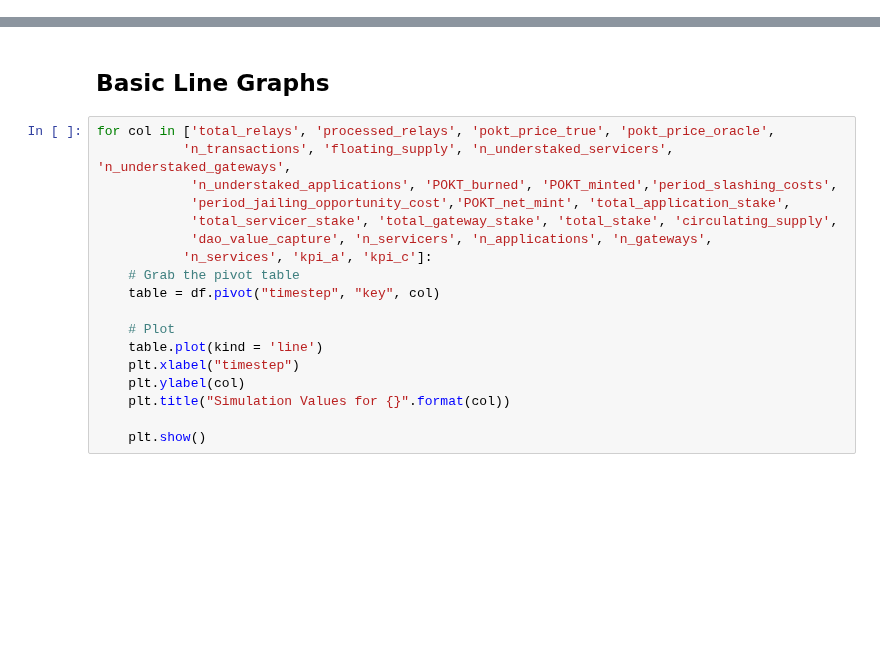
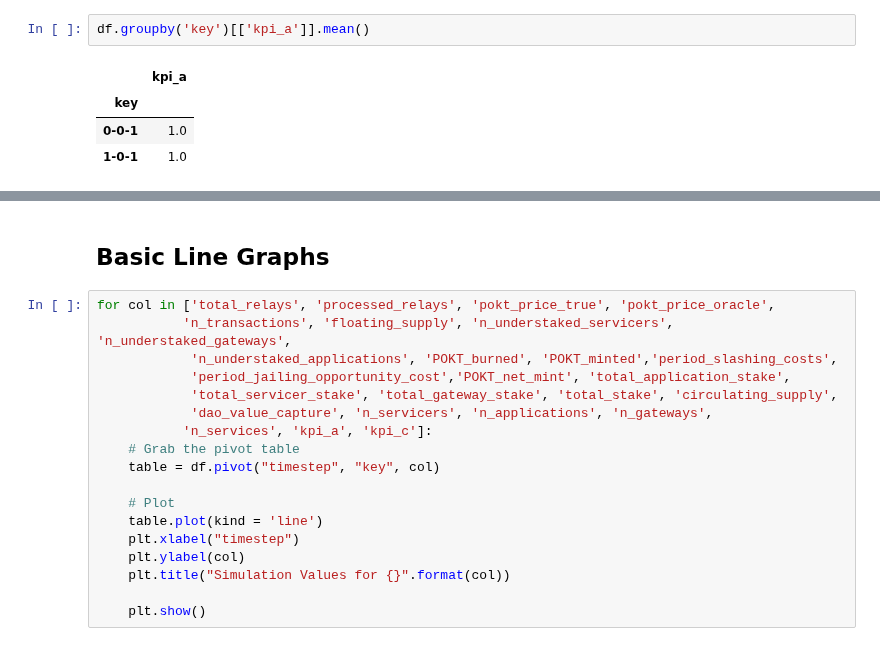
Before and after one commit to BlockScience/PocketSimulationModel, a Jupyter notebook: exploratory/Base Run.ipynb, the cells around one changed output, grey strips where cells are left out. Saved outputs shown, nothing was run; the diff lists cells and outputs as text; blank space fills up the shorter version.

```diff
--- a/exploratory/Base Run.ipynb
+++ b/exploratory/Base Run.ipynb
@@ -29,0 +31,7 @@ Total execution time: 27.00s
+# %%
+df.groupby('key')[['kpi_a']].mean()
+# %% [output]
+|  | kpi_a |
+| key |  |
+| 0-0-1 | 1.0 |
+| 1-0-1 | 1.0 |
```
Also changed, not shown: parts of 2 cells of this notebook, 1 other file.
